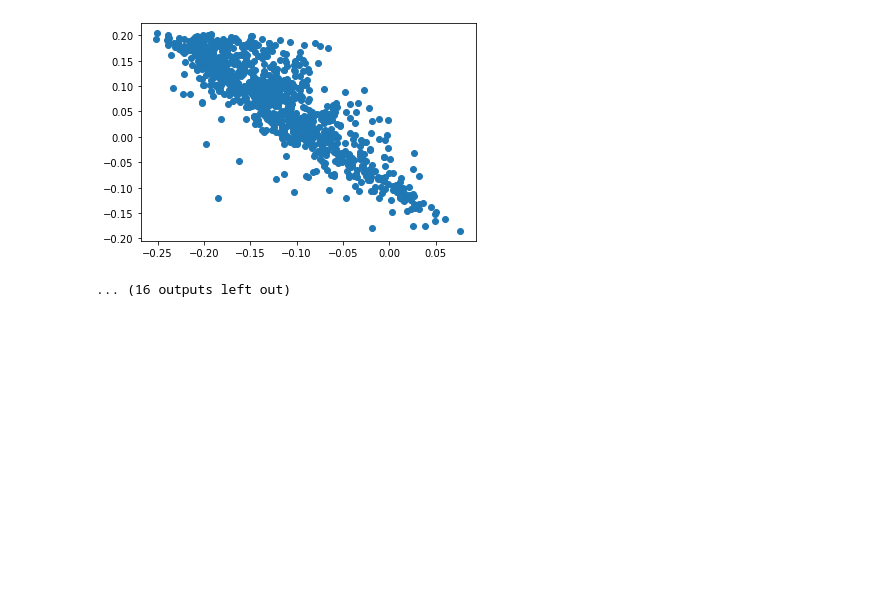
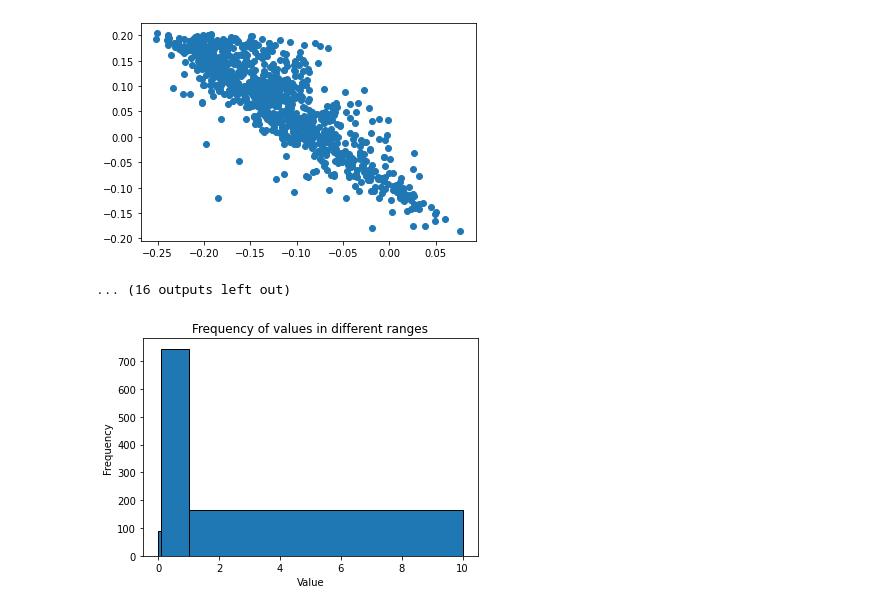
Before and after one commit to Anish144/CausalStructureNeuralProcess, a Jupyter notebook: ml2_meta_causal_discovery/notebooks/try_syntren.ipynb, the cells around one changed output. Drawn from its saved outputs; the diff is of its cells as text; code cells hidden in the pictures; blank space fills up the shorter version.

```diff
--- a/ml2_meta_causal_discovery/notebooks/try_syntren.ipynb
+++ b/ml2_meta_causal_discovery/notebooks/try_syntren.ipynb
@@ -269,3 +269,22 @@ for i in range(100):
  [0. 0. 0. 0. 0. 0. 0. 1. 0. 0. 0. 0. 0. 0. 0. 0. 0. 0. 1. 0.]]
 [figure]
 ... (16 outputs left out)
+# %%
+import numpy as np
+
+import matplotlib.pyplot as plt
+
+# Draw samples from a log-normal distribution
+samples = np.random.lognormal(mean=-1, sigma=1, size=1000)
+
+# Define the bins
+bins = [0, 0.1, 1, 10]
+
+# Plot the histogram
+plt.hist(samples, bins=bins, edgecolor='black')
+plt.xlabel('Value')
+plt.ylabel('Frequency')
+plt.title('Frequency of values in different ranges')
+plt.show()
+# %% [output]
+[figure, added]
```
Also changed, not shown: parts of 1 cell of this notebook, 6 other files.
